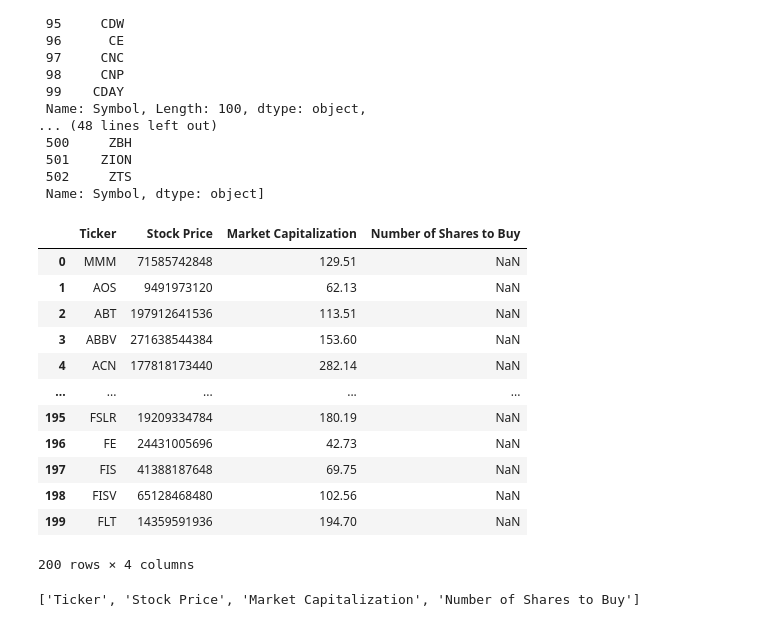
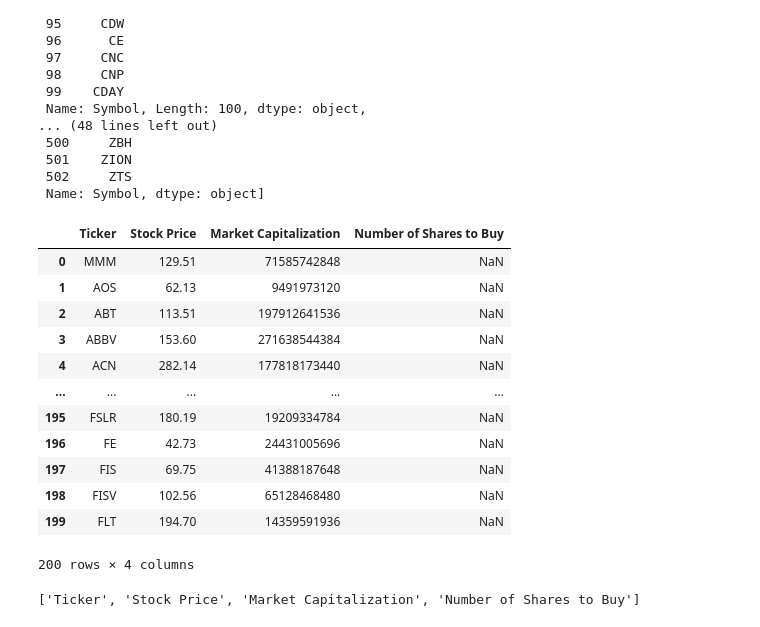
Before and after one commit to hakoshie/algo-trade, a Jupyter notebook: starter_files/001_equal_weight_S&P_500.ipynb, the cells around one changed output. Cells and saved outputs as stored; diff of their text form; code cells hidden in the pictures.

```diff
--- a/starter_files/001_equal_weight_S&P_500.ipynb
+++ b/starter_files/001_equal_weight_S&P_500.ipynb
@@ -224,24 +212,24 @@ data2=pdr.get_quote_yahoo(symbol_groups[1])
 # %%
-data=pd.concat([data1,data2])
-nd=data[["price","marketCap"]]
-nd=nd.reset_index()
-nd["nan"]=np.nan
-nd
-nd.set_axis(columns,axis=1)
-# len(nd)
+# data=pd.concat([data1,data2])
+# nd=data[["price","marketCap"]]
+# nd=nd.reset_index()
+# nd["nan"]=np.nan
+# nd
+# nd.set_axis(columns,axis=1)
+# # len(nd)
 # %% [output]
 |  | Ticker | Stock Price | Market Capitalization | Number of Shares to Buy |
-| 0 | MMM | 71585742848 | 129.51 | NaN |
-| 1 | AOS | 9491973120 | 62.13 | NaN |
-| 2 | ABT | 197912641536 | 113.51 | NaN |
-| 3 | ABBV | 271638544384 | 153.60 | NaN |
-| 4 | ACN | 177818173440 | 282.14 | NaN |
+| 0 | MMM | 129.51 | 71585742848 | NaN |
+| 1 | AOS | 62.13 | 9491973120 | NaN |
+| 2 | ABT | 113.51 | 197912641536 | NaN |
+| 3 | ABBV | 153.60 | 271638544384 | NaN |
+| 4 | ACN | 282.14 | 177818173440 | NaN |
 | ... | ... | ... | ... | ... |
-| 195 | FSLR | 19209334784 | 180.19 | NaN |
-| 196 | FE | 24431005696 | 42.73 | NaN |
-| 197 | FIS | 41388187648 | 69.75 | NaN |
-| 198 | FISV | 65128468480 | 102.56 | NaN |
-| 199 | FLT | 14359591936 | 194.70 | NaN |
+| 195 | FSLR | 180.19 | 19209334784 | NaN |
+| 196 | FE | 42.73 | 24431005696 | NaN |
+| 197 | FIS | 69.75 | 41388187648 | NaN |
+| 198 | FISV | 102.56 | 65128468480 | NaN |
+| 199 | FLT | 194.70 | 14359591936 | NaN |
 200 rows × 4 columns
 # %%
 columns
```
Also changed, not shown: parts of 21 cells of this notebook.
